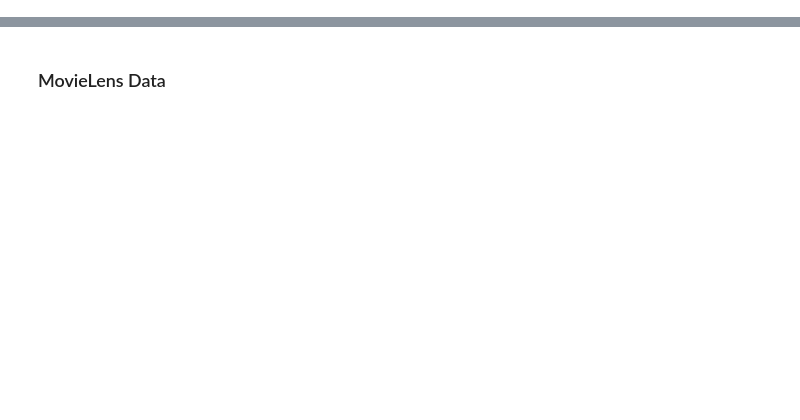
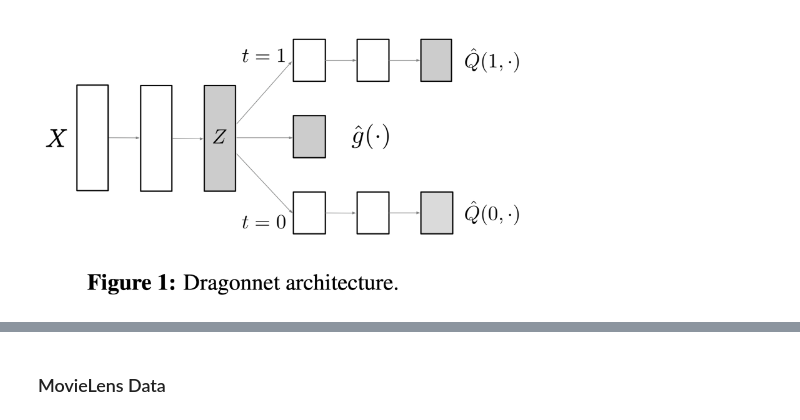
Before and after one commit to CausalDM/Causal-Decision-Making, a Jupyter notebook: _build/jupyter_execute/3_Causal_Effect_Learning/Scenario 1/Dragonnet.ipynb, the cells around one changed output, grey strips where cells are left out. Drawn from its saved outputs; the diff is of its cells as text; code cells hidden in the pictures; blank space fills up the shorter version.

Commit message:
Update Dragonnet

```diff
--- a/_build/jupyter_execute/3_Causal_Effect_Learning/Scenario 1/Dragonnet.ipynb
+++ b/_build/jupyter_execute/3_Causal_Effect_Learning/Scenario 1/Dragonnet.ipynb
@@ -4,0 +33,5 @@
+# %%
+from IPython import display
+display.Image("/Users/alinaxu/Documents/CDM/Causal-Decision-Making/CEL-SingleStage-Dragonnet.png", width=500)
+# %% [output]
+[figure, added]
```
Also changed, not shown: parts of 13 cells of this notebook, 47 other files.
